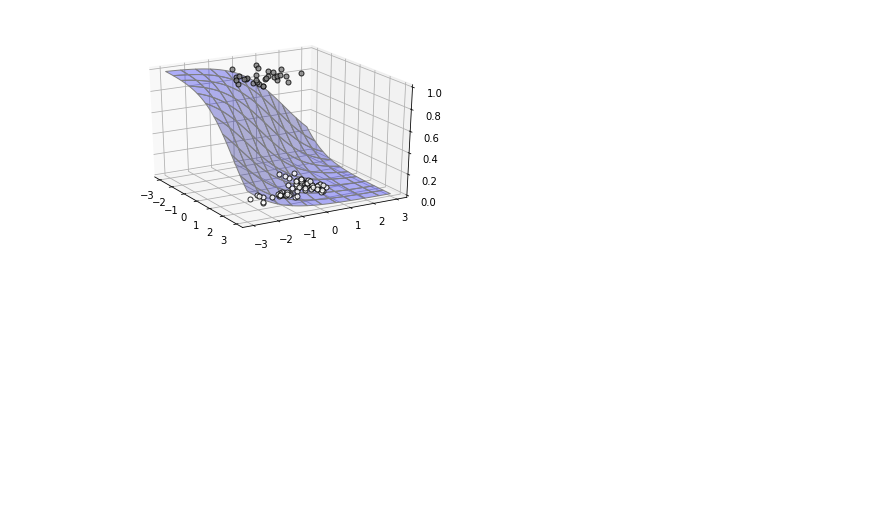
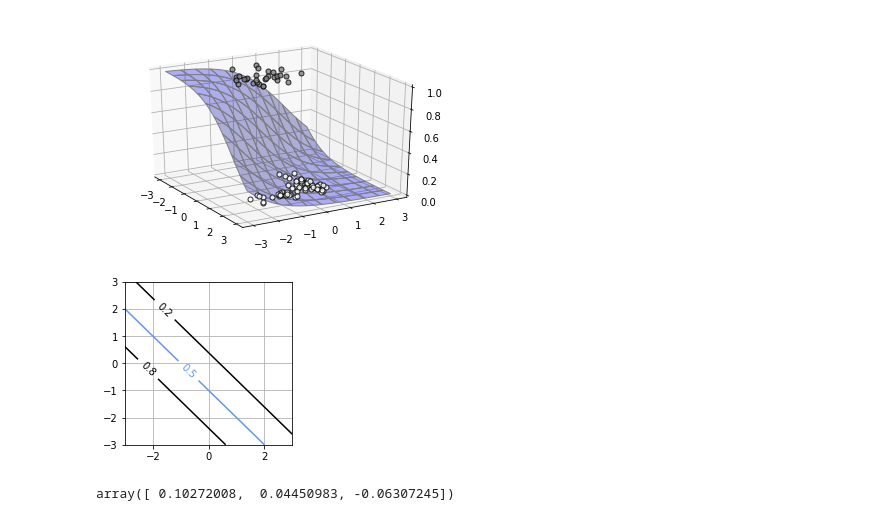
Before and after one commit to nagahamanil/NewTextBookMachineLearning, a Jupyter notebook: Chapter6.ipynb, the cells around one changed output. Cells and saved outputs as stored; diff of their text form; code cells hidden in the pictures; blank space fills up the shorter version.

```diff
--- a/Chapter6.ipynb
+++ b/Chapter6.ipynb
@@ -294,3 +294,23 @@ show3d_logistic2(Ax, W)
 show_data2_3d(Ax, X, T2)
 # %% [output]
 [figure]
+# %%
+# list 6-2-8
+# モデル等高線2D表示
+def show_contour_logistic2(w):
+    xn = 30 # パラメータの分割数
+    x０ = np.linspace(X_range0[0], X_range0[1], xn)
+    x1 = np.linspace(X_range1[0], X_range1[1], xn)
+    xx0, xx1= np.meshgrid(x0, x1)
+    y = logistic2(xx0, xx1, w)
+    cont = plt.contour(xx0, xx1, y, levels=(0.2, 0.5, 0.8),
+                      colors=['k', 'cornflowerblue', 'k'])
+    cont.clabel(fmt='%1.1f', fontsize=10)
+    plt.grid(True)
+
+# test
+plt.figure(figsize=(3, 3))
+W = [-1, -1, -1]
+show_contour_logistic2(W)
+# %% [output]
+[figure, added]
@@ -296,0 +329,19 @@ show_data2_3d(Ax, X, T2)
+# %%
+# list 6-2-10
+# 交差エントロピー誤差の微分
+def dcee_logitsic2(w, x, t):
+    X_n = X.shape[0]
+    y = logistic2(x[:, 0], x[:, 1], w)
+    dcee = np.zeros(3)
+    for n in range(len(y)):
+        dcee[0] = dcee[0] + (y[n] - t[n, 0]) * x[n, 0]
+        dcee[1] = dcee[1] + (y[n] - t[n, 0]) * x[n, 1]
+        dcee[2] = dcee[2] + (y[n] - t[n, 0])
+    dcee = dcee / X_n
+    return dcee
+
+# test
+W = [-1, -1, -1]
+dcee_logitsic2(W, X, T2)
+# %% [output]
+array([ 0.10272008,  0.04450983, -0.06307245])
```
Also changed, not shown: parts of 2 cells of this notebook.
